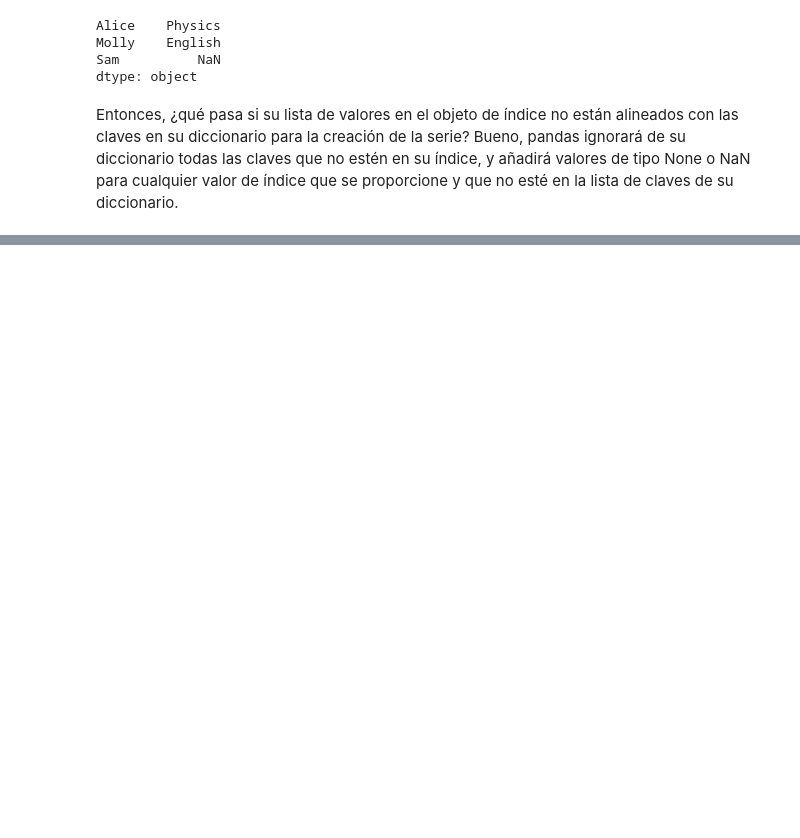
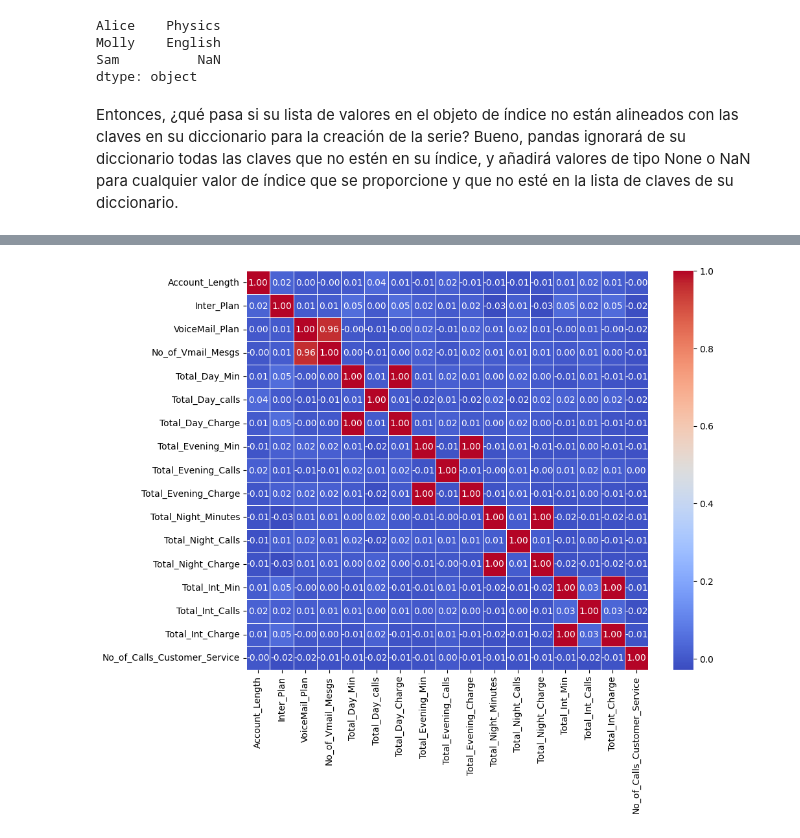
Before and after one commit to CamiloEnriqueRomeroP/Jupyter-Noptebook-Data-Mining, a Jupyter notebook: Introduction-to-python/Introduction-to-python.ipynb, the cells around one changed output, grey strips where cells are left out. Drawn from its saved outputs; the diff is of its cells as text; code cells hidden in the pictures; blank space fills up the shorter version.

```diff
--- a/Introduction-to-python/Introduction-to-python.ipynb
+++ b/Introduction-to-python/Introduction-to-python.ipynb
@@ -238,0 +375,11 @@ Entonces, ¿qué pasa si su lista de valores en el objeto de índice no están a
+# %%
+df = pd.read_csv('churn.csv', sep=';')
+df.columns = (
+    df.columns
+    .str.strip()                         # Elimina espacios alrededor
+    .str.replace(' ', '_', regex=False) # Reemplaza espacios por _
+    .str.replace(r'^_+', '', regex=True)# Elimina _ al inicio
+    .str.replace('"', '', regex=False)
+)
+df.drop({"State","Area_Code"}, axis=1, inplace=True)
+df.head()
@@ -238,0 +397,7 @@ Entonces, ¿qué pasa si su lista de valores en el objeto de índice no están a
+# %%
+df['VoiceMail_Plan'] = df['VoiceMail_Plan'].str.strip()
+df['VoiceMail_Plan'] = df['VoiceMail_Plan'].str.replace('"', '', regex=False)
+df['Inter_Plan'] = df['Inter_Plan'].str.strip()
+df['Inter_Plan'] = df['Inter_Plan'].str.replace('"', '', regex=False)
+
+df.head()
@@ -238,0 +413,3 @@ Entonces, ¿qué pasa si su lista de valores en el objeto de índice no están a
+# %%
+df = df.apply(lambda col: col.str.strip().str.replace('"', '', regex=False) if col.dtype == 'object' or pd.api.types.is_string_dtype(col) else col)
+df.head()
@@ -238,0 +425,4 @@ Entonces, ¿qué pasa si su lista de valores en el objeto de índice no están a
+# %%
+df['VoiceMail_Plan'] = df['VoiceMail_Plan'].map({'yes': 1, 'no': 0})
+df['Inter_Plan'] = df['Inter_Plan'].map({'yes': 1, 'no': 0})
+df.head()
@@ -238,0 +442,13 @@ Entonces, ¿qué pasa si su lista de valores en el objeto de índice no están a
+# %%
+import seaborn as sns
+import matplotlib.pyplot as plt
+
+# Matriz de correlación
+dfcopy = df.drop({"Phone_Number","Churn"}, axis=1)
+correlation_matrix = dfcopy.corr()
+# Crear un heatmap
+plt.figure(figsize=(10, 8))
+sns.heatmap(correlation_matrix, annot=True, cmap='coolwarm', fmt='.2f', linewidths=0.5)
+plt.show()
+# %% [output]
+[figure, added]
```
Also changed, not shown: parts of 62 cells of this notebook, 33 other files.
